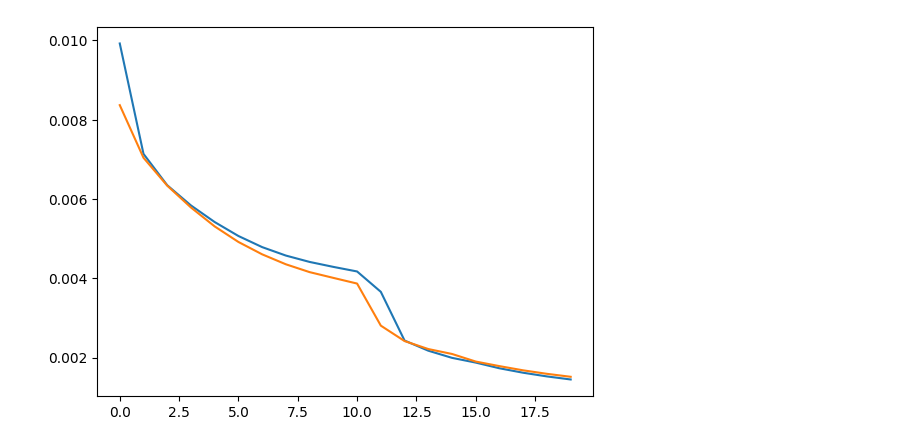
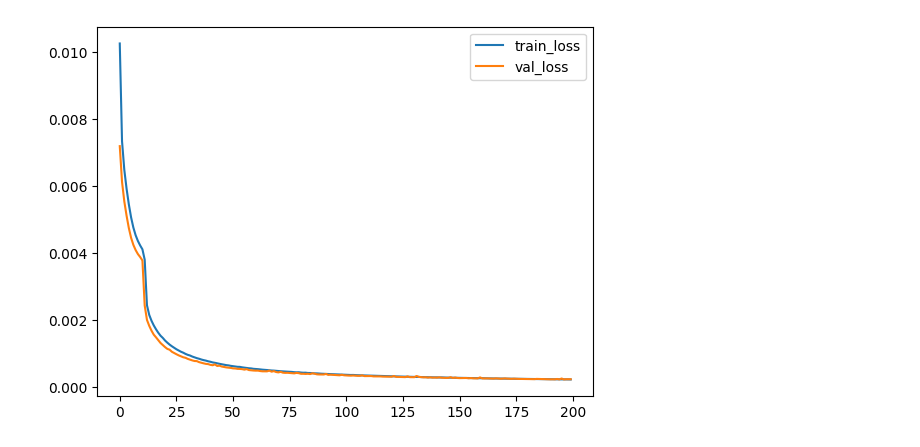
Before and after one commit to J4nn1K/transformer-mpc, a Jupyter notebook: notebooks/main.ipynb, the cells around one changed output. Saved outputs shown, nothing was run; the diff lists cells and outputs as text; code cells hidden in the pictures.

Commit message:
Record first training with 200 epochs

```diff
--- a/notebooks/main.ipynb
+++ b/notebooks/main.ipynb
@@ -12,7 +12,7 @@ model = MPCTransformer(**model_config)
 # %%
 from src.train import train
 
-num_epochs = 50
+num_epochs = 200
 
 state, metrics_history = train(model, num_epochs, train_loader, val_loader)
 # %% [output]
@@ -32,11 +37,12 @@ Epoch: 10, Loss: 0.004171046894043684, Loss: 0.00386599893681705,
 # %%
 import matplotlib.pyplot as plt
 
 plt.plot(metrics_history['train_loss'], label='train_loss')
 plt.plot(metrics_history['val_loss'], label='val_loss')
+plt.legend()
 plt.show()
 # %% [output]
-[figure, old version]
+[figure, new version]
 # %%
 import torch
 from src.input_pipeline import create_dataset
```
Also changed, not shown: parts of 4 cells of this notebook.
